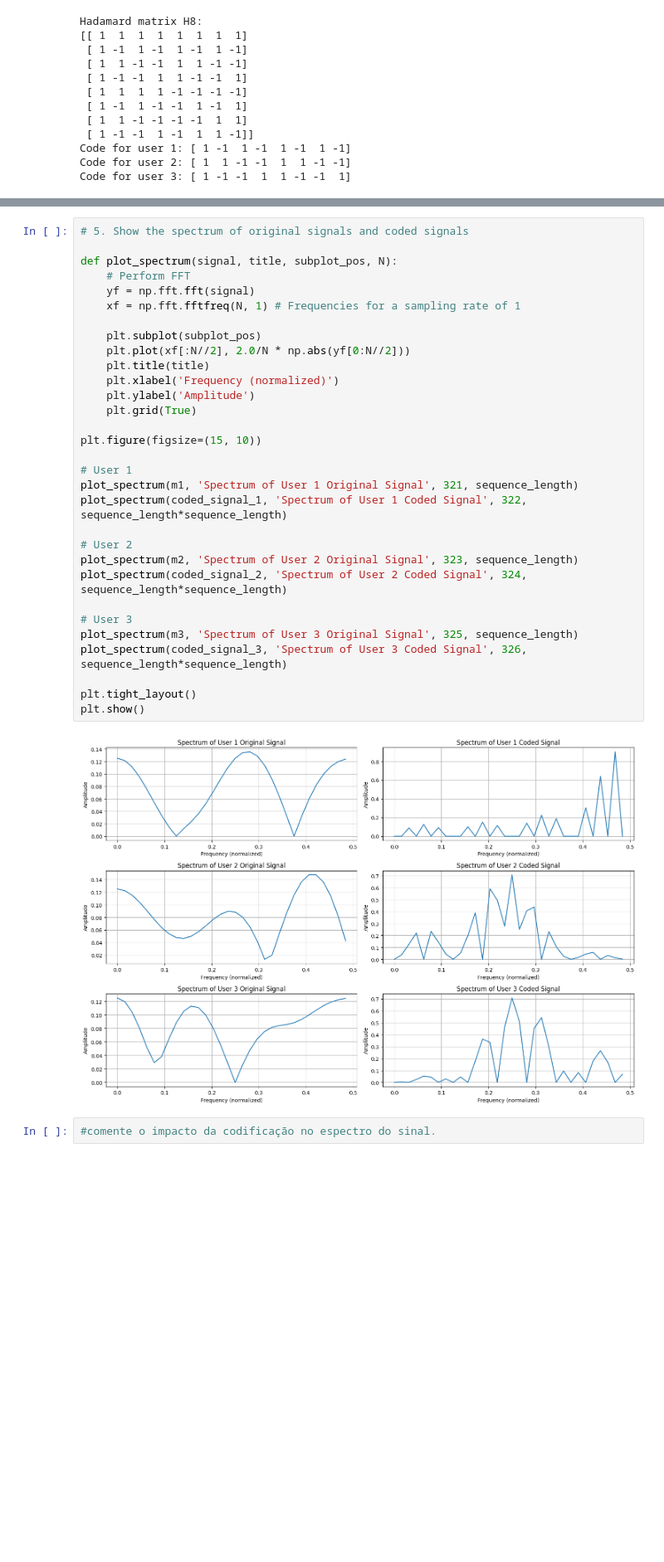
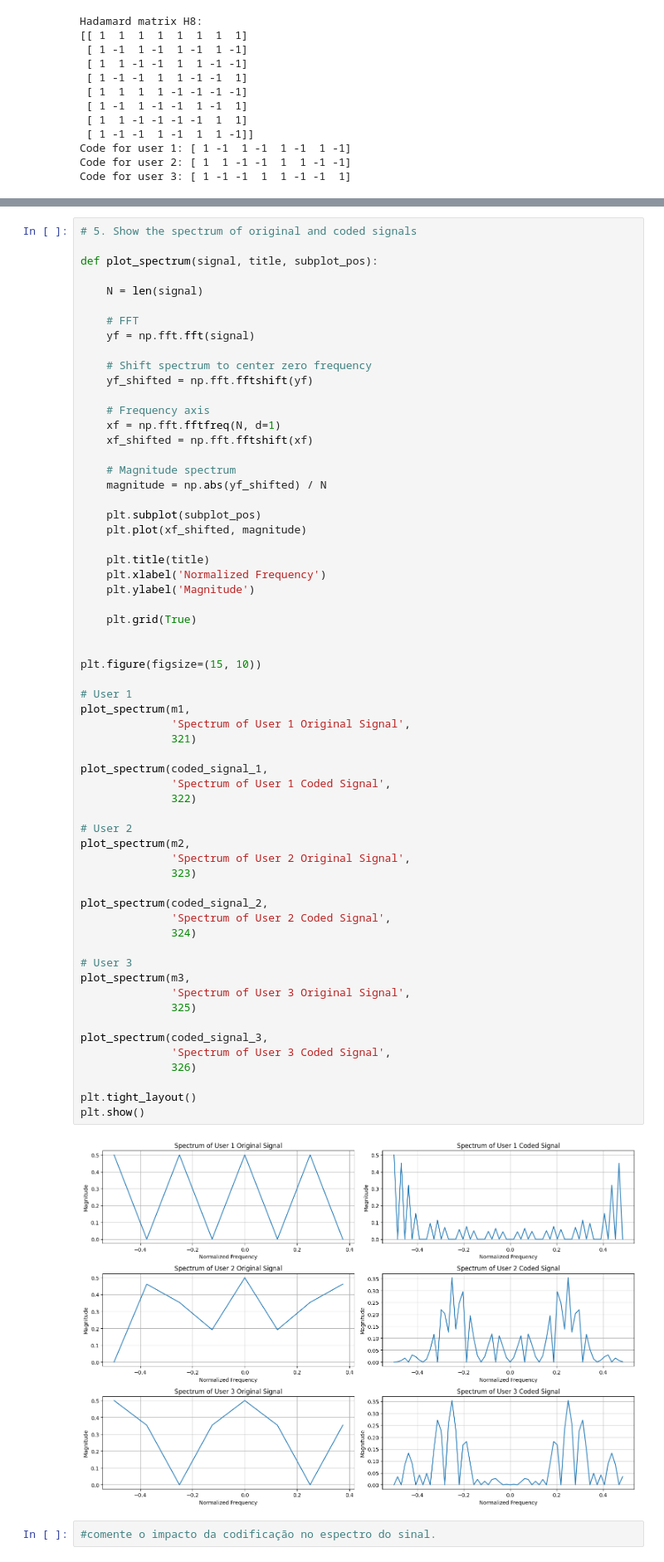
Before and after one commit to masterAristocats/Trabalho-Processamento-de-Sinais-I-5, a Jupyter notebook: rep.ipynb, the cells around one changed output, grey strips where cells are left out. Shown at 83% size. Cells and saved outputs as stored; diff of their text form; blank space fills up the shorter version.

```diff
--- a/rep.ipynb
+++ b/rep.ipynb
@@ -172,38 +172,68 @@ plt.show()
 # %% [output]
 [figure]
 # %%
-# 5. Show the spectrum of original signals and coded signals
+# 5. Show the spectrum of original and coded signals
 
-def plot_spectrum(signal, title, subplot_pos, N):
-    # Perform FFT
+def plot_spectrum(signal, title, subplot_pos):
+
+    N = len(signal)
+
+    # FFT
     yf = np.fft.fft(signal)
-    xf = np.fft.fftfreq(N, 1) # Frequencies for a sampling rate of 1
+
+    # Shift spectrum to center zero frequency
+    yf_shifted = np.fft.fftshift(yf)
+
+    # Frequency axis
+    xf = np.fft.fftfreq(N, d=1)
+    xf_shifted = np.fft.fftshift(xf)
+
+    # Magnitude spectrum
+    magnitude = np.abs(yf_shifted) / N
 
     plt.subplot(subplot_pos)
-    plt.plot(xf[:N//2], 2.0/N * np.abs(yf[0:N//2]))
+    plt.plot(xf_shifted, magnitude)
+
     plt.title(title)
-    plt.xlabel('Frequency (normalized)')
-    plt.ylabel('Amplitude')
+    plt.xlabel('Normalized Frequency')
+    plt.ylabel('Magnitude')
+
     plt.grid(True)
+
 
 plt.figure(figsize=(15, 10))
 
 # User 1
-plot_spectrum(m1, 'Spectrum of User 1 Original Signal', 321, sequence_length)
-plot_spectrum(coded_signal_1, 'Spectrum of User 1 Coded Signal', 322, sequence_length*sequence_length)
+plot_spectrum(m1,
+              'Spectrum of User 1 Original Signal',
+              321)
+
+plot_spectrum(coded_signal_1,
+              'Spectrum of User 1 Coded Signal',
+              322)
 
 # User 2
-plot_spectrum(m2, 'Spectrum of User 2 Original Signal', 323, sequence_length)
-plot_spectrum(coded_signal_2, 'Spectrum of User 2 Coded Signal', 324, sequence_length*sequence_length)
+plot_spectrum(m2,
+              'Spectrum of User 2 Original Signal',
+              323)
+
+plot_spectrum(coded_signal_2,
+              'Spectrum of User 2 Coded Signal',
+              324)
 
 # User 3
-plot_spectrum(m3, 'Spectrum of User 3 Original Signal', 325, sequence_length)
-plot_spectrum(coded_signal_3, 'Spectrum of User 3 Coded Signal', 326, sequence_length*sequence_length)
+plot_spectrum(m3,
+              'Spectrum of User 3 Original Signal',
+              325)
+
+plot_spectrum(coded_signal_3,
+              'Spectrum of User 3 Coded Signal',
+              326)
 
 plt.tight_layout()
 plt.show()
 # %% [output]
-[figure, old version]
+[figure, new version]
 # %%
 #comente o impacto da codificação no espectro do sinal.
 # %% [markdown]
```
